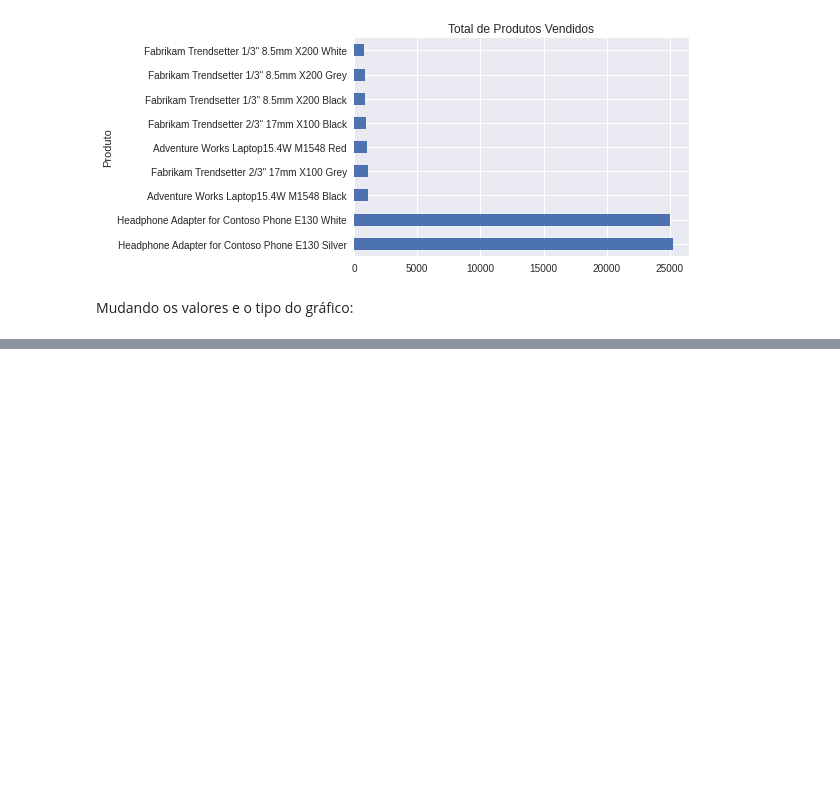
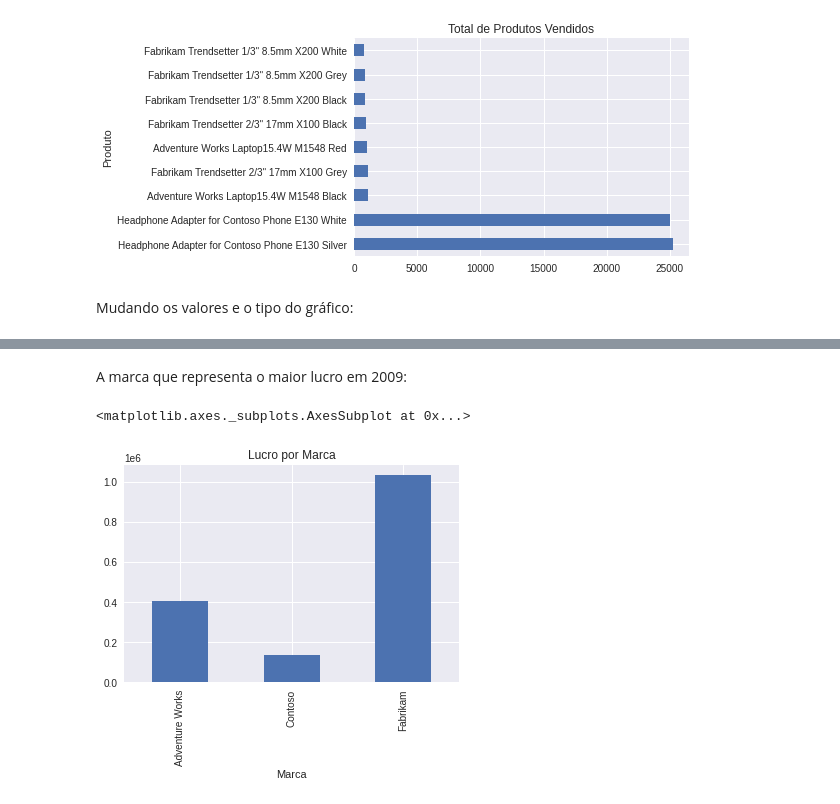
Before and after one commit to alexsandro-matias/lab_dio, a Jupyter notebook: aula07_Analise_Exploratória_no_Pandas.ipynb, the cells around one changed output, grey strips where cells are left out. Saved outputs shown, nothing was run; the diff lists cells and outputs as text; code cells hidden in the pictures; blank space fills up the shorter version.

```diff
--- a/aula07_Analise_Exploratória_no_Pandas.ipynb
+++ b/aula07_Analise_Exploratória_no_Pandas.ipynb
@@ -292,0 +300,7 @@ Invertendo a ordem:
+# %% [markdown]
+A marca que representa o maior lucro em 2009:
+# %%
+df_vendas_2009.groupby("Marca")["Lucro"].sum().plot.bar(title = "Lucro por Marca")
+# %% [output]
+<matplotlib.axes._subplots.AxesSubplot at 0x...>
+[figure, added]
```
Also changed, not shown: parts of 28 cells of this notebook.
